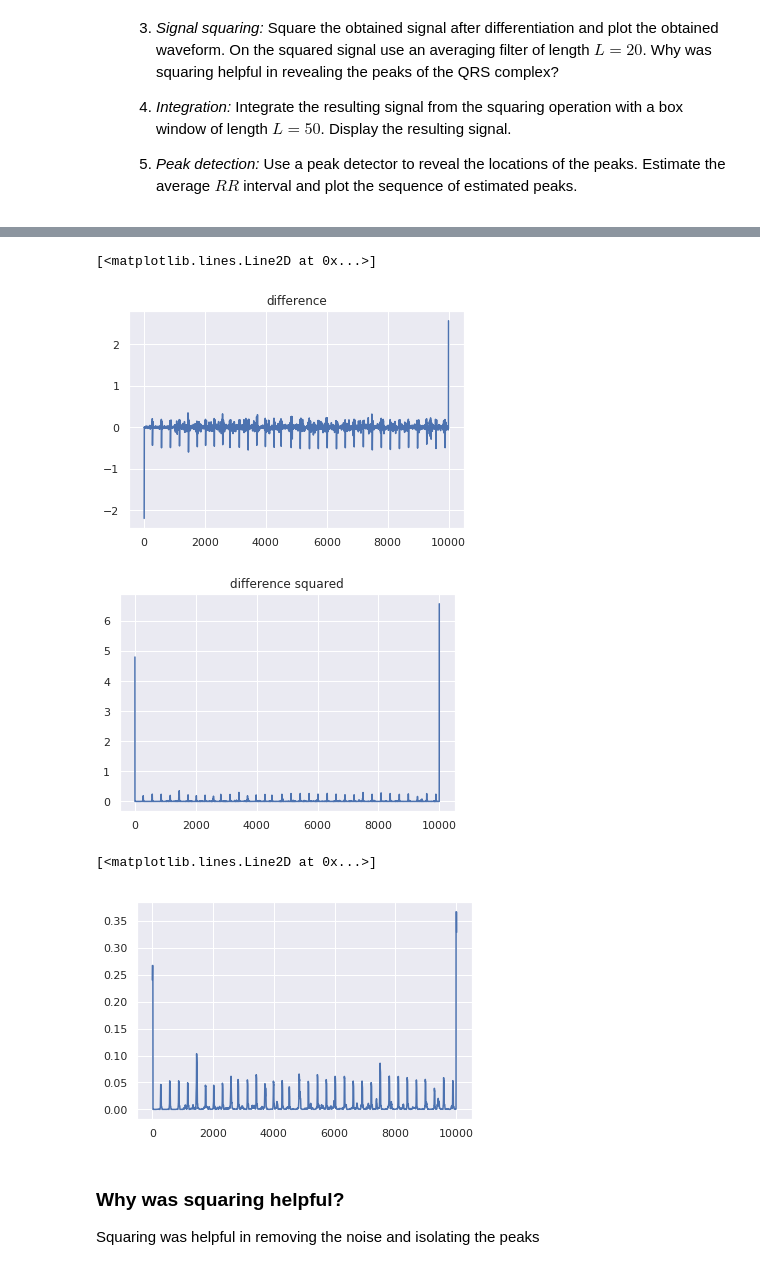
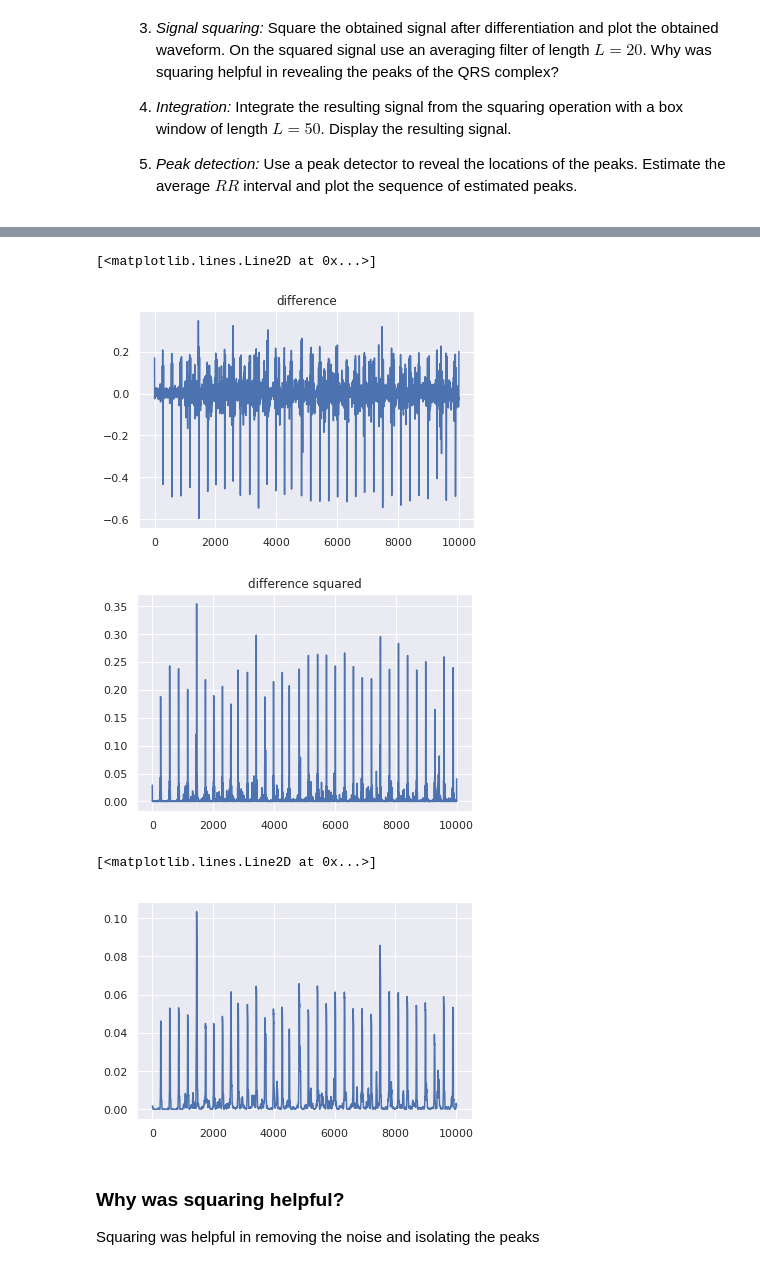
Before and after one commit to varose99/ds4bme, a Jupyter notebook: ecglab.ipynb, the cells around one changed output, grey strips where cells are left out. Drawn from its saved outputs; the diff is of its cells as text; code cells hidden in the pictures.

```diff
--- a/ecglab.ipynb
+++ b/ecglab.ipynb
@@ -209,8 +209,12 @@ print(data)
 fs = data["fs"]
 time = data['time']
 tk = data['tk']
-voltage = data['voltage']
+voltage_uncentered = data['voltage']
 
+v_average = sum(voltage_uncentered)/len(voltage_uncentered)
+voltage = [0.0]*len(voltage_uncentered)
+for i in range(len(voltage_uncentered)):
+  voltage[i] = voltage_uncentered[i] - v_average
 
 plt.plot(time,voltage)
 plt.title('Voltage vs. Time')
@@ -277,16 +281,16 @@ plt.title("difference squared")
 plt.plot(diff_square)
 # %% [output]
 [<matplotlib.lines.Line2D at 0x...>]
-[figure, old version]
+[figure, new version]
-[figure, old version]
+[figure, new version]
 # %%
 # Filter of 20
 box = [1/20]*20
-integration = np.convolve(box,diff_square)
-plt.plot(integration)
+box_signal = np.convolve(box,diff_square)
+plt.plot(box_signal)
 # %% [output]
 [<matplotlib.lines.Line2D at 0x...>]
-[figure, old version]
+[figure, new version]
 # %% [markdown]
 ### Why was squaring helpful?
 Squaring was helpful in removing the noise and isolating the peaks
```
Also changed, not shown: parts of 5 cells of this notebook.
